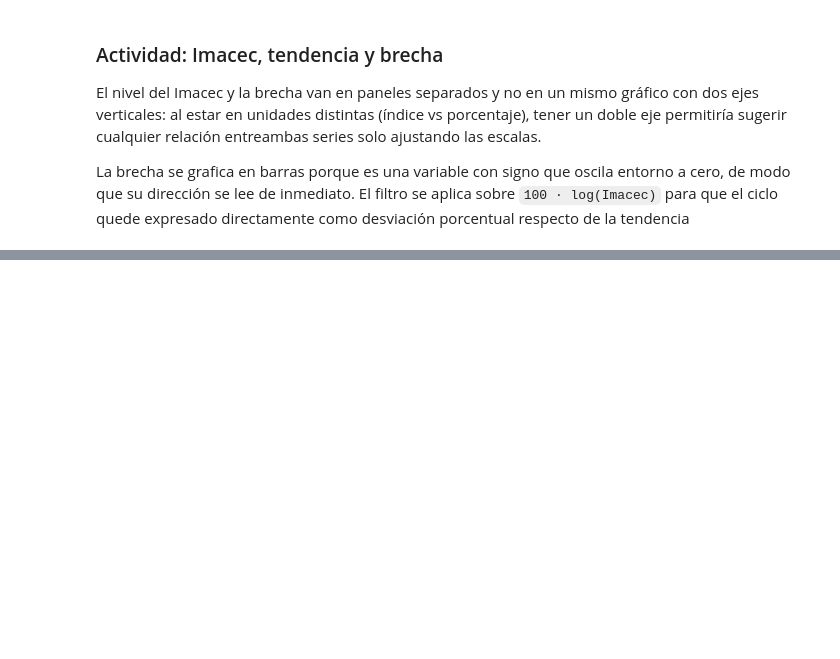
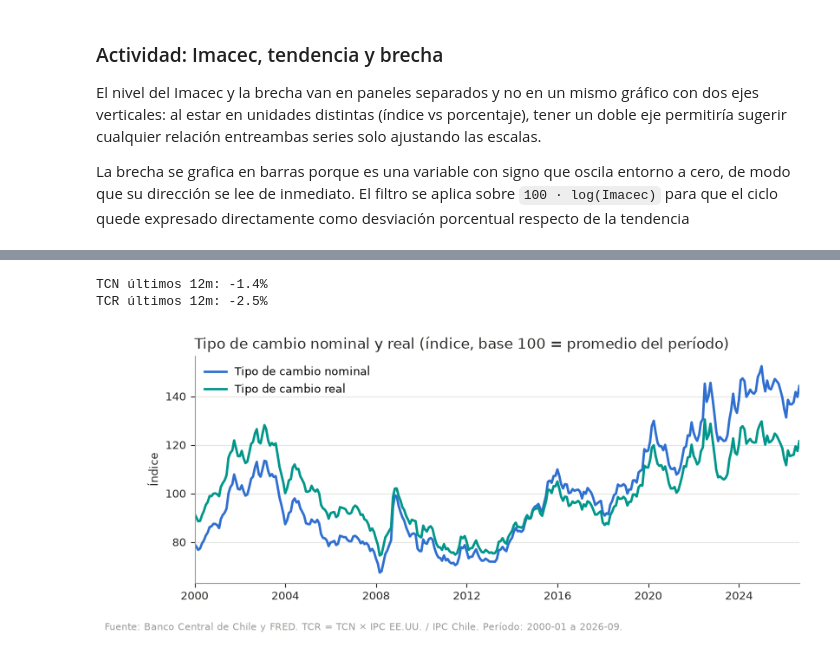
Before and after one commit to danielcornejo2/Proyecto_Economia, a Jupyter notebook: notebooks/02_analisis_coyuntura.ipynb, the cells around one changed output, grey strips where cells are left out. Cells and saved outputs as stored; diff of their text form; code cells hidden in the pictures; blank space fills up the shorter version.

```diff
--- a/notebooks/02_analisis_coyuntura.ipynb
+++ b/notebooks/02_analisis_coyuntura.ipynb
@@ -212,0 +305,33 @@ Van separados y no juntos por el mismo criterio que el anterior. El tipo de camb
+# %%
+# El IPC chileno viene como variación mensual, hay que encadenarlo a índice
+ipc_cl = 100 * (1 + datos["ipc"].dropna() / 100).cumprod()
+
+# TCR = TCN × IPC_EEUU / IPC_Chile
+tcr_bruto = serie_real(datos["dolar_observado"] * datos["ipc_eeuu"], ipc_cl).dropna()
+
+# Ambas series como índice, base 100 = promedio del período
+tcn_idx = 100 * datos["dolar_observado"].dropna() / datos["dolar_observado"].dropna().mean()
+tcr_idx = 100 * tcr_bruto / tcr_bruto.mean()
+
+fig, ax = plt.subplots(figsize=(9, 3.4))
+ax.plot(tcn_idx.index, tcn_idx, color=AZUL, lw=2, label="Tipo de cambio nominal")
+ax.plot(tcr_idx.index, tcr_idx, color=VERDE, lw=2, label="Tipo de cambio real")
+ax.set_title("Tipo de cambio nominal y real (índice, base 100 = promedio del período)",
+             fontsize=12, color=TINTA, loc="left")
+ax.set_ylabel("Índice", fontsize=9, color=TINTA)
+ax.set_xlim(tcr_idx.index.min(), tcr_idx.index.max())
+estilo(ax)
+ax.legend(frameon=False, fontsize=9, loc="upper left")
+
+fig.text(.01, -.05,
+         "Fuente: Banco Central de Chile y FRED. TCR = TCN × IPC EE.UU. / IPC Chile. "
+         f"Período: {tcr_idx.index.min():%Y-%m} a {tcr_idx.index.max():%Y-%m}.",
+         fontsize=8, color=GRIS)
+
+print(f"TCN últimos 12m: {tcn_idx.iloc[-1] / tcn_idx.iloc[-13] * 100 - 100:+.1f}%")
+print(f"TCR últimos 12m: {tcr_idx.iloc[-1] / tcr_idx.iloc[-13] * 100 - 100:+.1f}%")
+plt.show()
+# %% [output]
+TCN últimos 12m: -1.4%
+TCR últimos 12m: -2.5%
+[figure, added]
```
Also changed, not shown: parts of 16 cells of this notebook, 1 other file.
